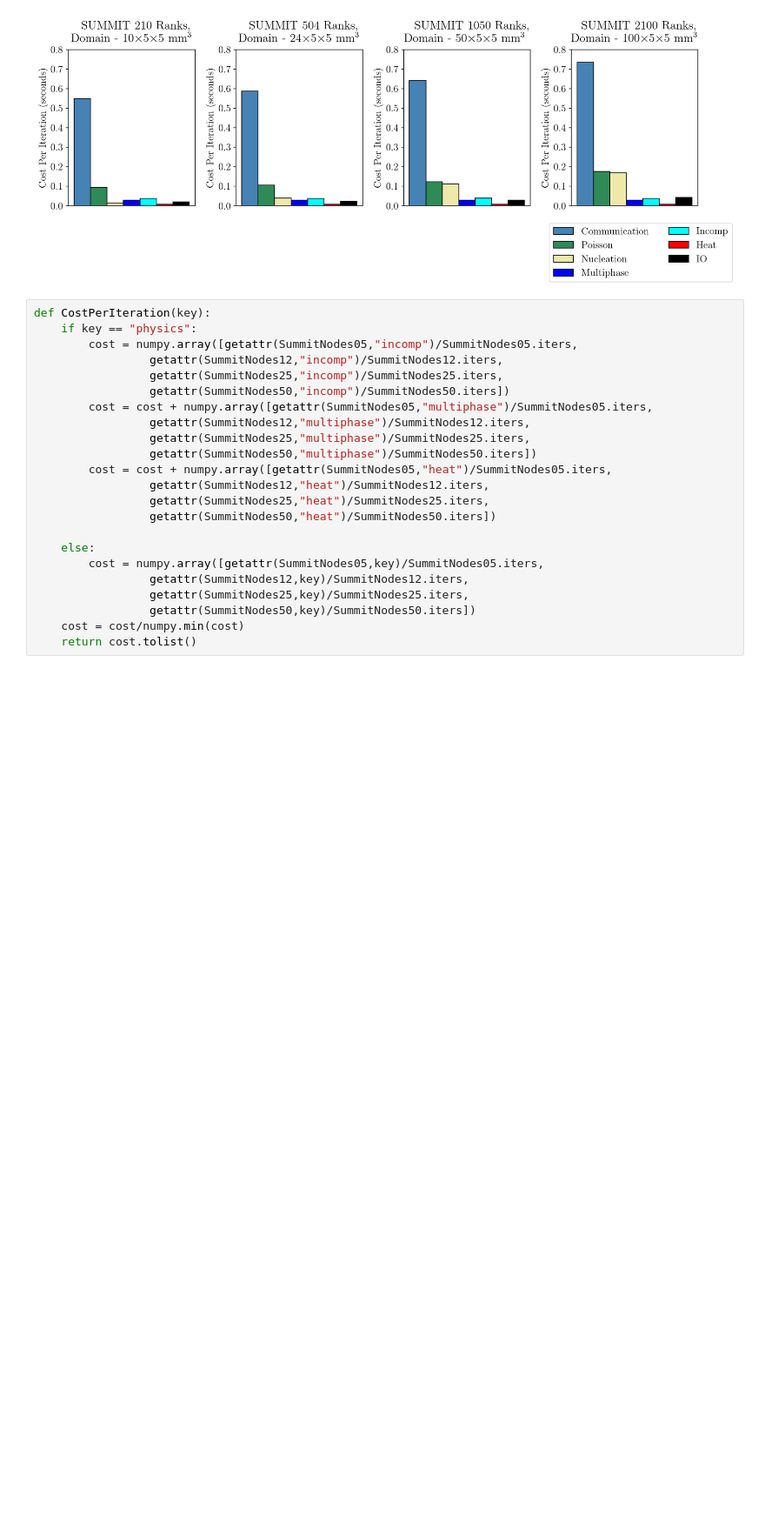
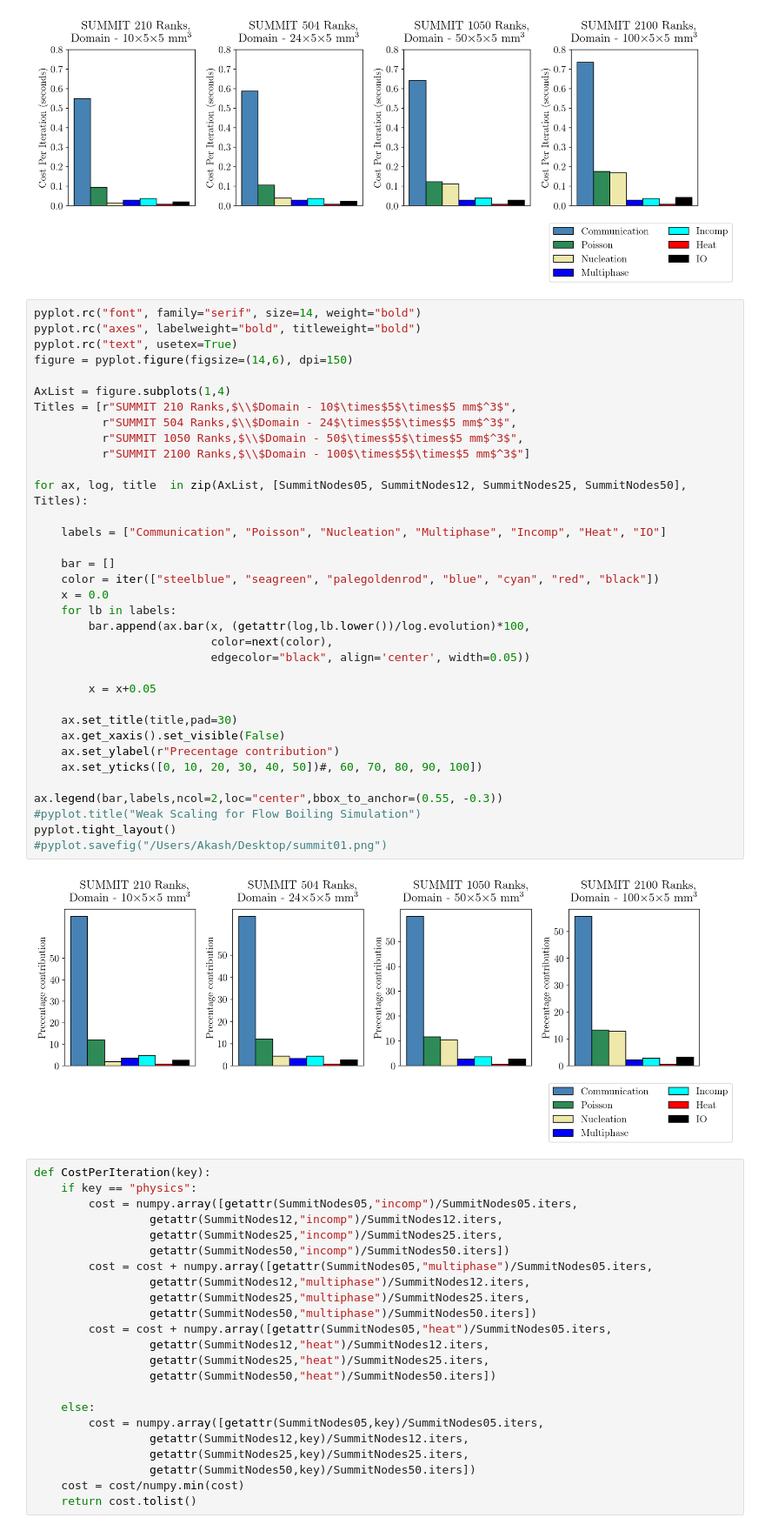
Before and after one commit to Lab-Notebooks/Flow-Boiling-Performance, a Jupyter notebook: analysis/performance/profile-oct-2023.ipynb, the cells around one changed output. Shown: that part at 87% size. Cells and saved outputs as stored; diff of their text form; blank space fills up the shorter version.

```diff
--- a/analysis/performance/profile-oct-2023.ipynb
+++ b/analysis/performance/profile-oct-2023.ipynb
@@ -95,6 +95,43 @@ pyplot.tight_layout()
 #pyplot.savefig("/Users/Akash/Desktop/summit01.png")
 # %% [output]
 [figure]
+# %%
+pyplot.rc("font", family="serif", size=14, weight="bold")
+pyplot.rc("axes", labelweight="bold", titleweight="bold")
+pyplot.rc("text", usetex=True)
+figure = pyplot.figure(figsize=(14,6), dpi=150)
+
+AxList = figure.subplots(1,4)
+Titles = [r"SUMMIT 210 Ranks,$\\$Domain - 10$\times$5$\times$5 mm$^3$",
+          r"SUMMIT 504 Ranks,$\\$Domain - 24$\times$5$\times$5 mm$^3$",
+          r"SUMMIT 1050 Ranks,$\\$Domain - 50$\times$5$\times$5 mm$^3$",
+          r"SUMMIT 2100 Ranks,$\\$Domain - 100$\times$5$\times$5 mm$^3$"]
+
+for ax, log, title  in zip(AxList, [SummitNodes05, SummitNodes12, SummitNodes25, SummitNodes50], Titles):
+
+    labels = ["Communication", "Poisson", "Nucleation", "Multiphase", "Incomp", "Heat", "IO"]
+
+    bar = []
+    color = iter(["steelblue", "seagreen", "palegoldenrod", "blue", "cyan", "red", "black"])
+    x = 0.0
+    for lb in labels:
+        bar.append(ax.bar(x, (getattr(log,lb.lower())/log.evolution)*100,
+                          color=next(color),
+                          edgecolor="black", align='center', width=0.05))
+
+        x = x+0.05
+
+    ax.set_title(title,pad=30)
+    ax.get_xaxis().set_visible(False)
+    ax.set_ylabel(r"Precentage contribution")
+    ax.set_yticks([0, 10, 20, 30, 40, 50])#, 60, 70, 80, 90, 100])
+
+ax.legend(bar,labels,ncol=2,loc="center",bbox_to_anchor=(0.55, -0.3))
+#pyplot.title("Weak Scaling for Flow Boiling Simulation")
+pyplot.tight_layout()
+#pyplot.savefig("/Users/Akash/Desktop/summit01.png")
+# %% [output]
+[figure, added]
 # %%
 def CostPerIteration(key):
     if key == "physics":
```
Also changed, not shown: 2 other files.
